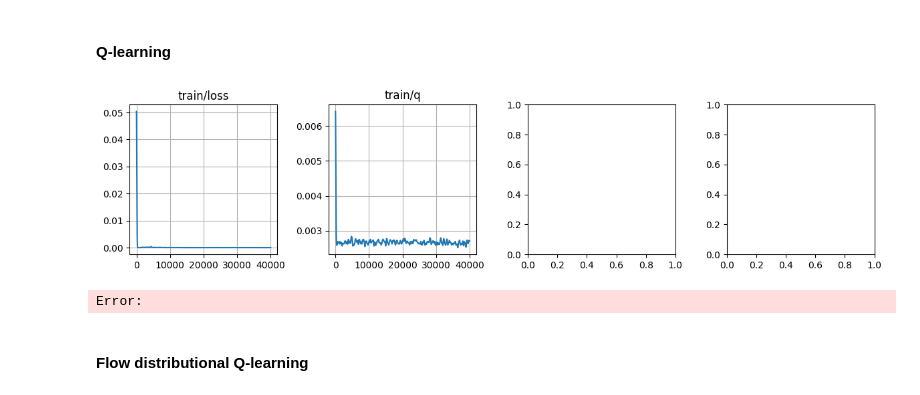
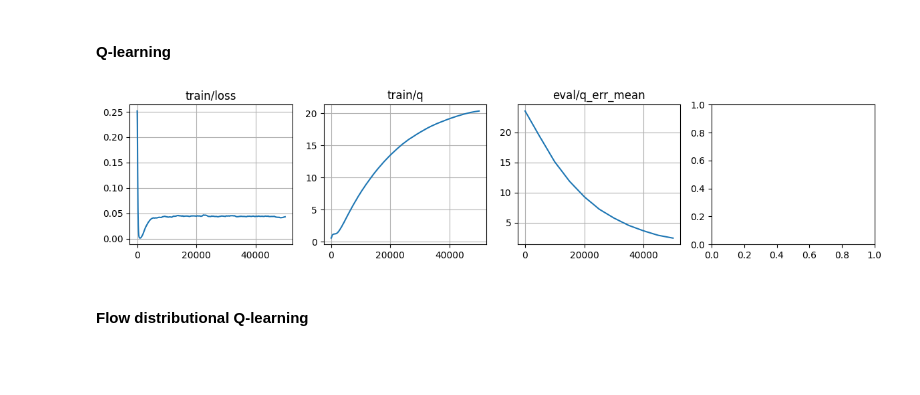
Before and after one commit to chongyi-zheng/ogbench, a Jupyter notebook: notebooks/2025_07_03_RiverSwim.ipynb, the cells around one changed output. Saved outputs shown, nothing was run; the diff lists cells and outputs as text; code cells hidden in the pictures; blank space fills up the shorter version.

```diff
--- a/notebooks/2025_07_03_RiverSwim.ipynb
+++ b/notebooks/2025_07_03_RiverSwim.ipynb
@@ -28,7 +28,7 @@ class RiverSwim:
         # Configure reward function
         R = np.zeros((self.num_states, self.num_actions))
         R[0, 0] = 0.005
-        R[5, 1] = 1.
+        R[5, 1] = 0.6
 
         # Configure transition function
         T = np.zeros((self.num_states, self.num_actions, self.num_states))
@@ -117,7 +115,7 @@ for k, v in dataset.items():
 rewards, transition_probs = env.get_model()
 
 opt_q = np.zeros([env.num_states, env.num_actions], dtype=np.float32)
-for _ in range(1_000):
+for _ in range(10_000):
   opt_q = rewards + discount * np.einsum('ijk,k->ij', transition_probs, np.max(opt_q, axis=-1))
 opt_v = np.max(opt_q, axis=-1)
 
@@ -159,11 +181,10 @@ def plot_metrics(metrics, logyscale_stats=[]):
 # %% [markdown]
 #### Q-learning
 # %%
-# implement CRL + MLP critic + BNCE loss
 class Critic(nn.Module):
   @nn.compact
-  def __call__(self, s):
-    s = jax.nn.one_hot(s, env.num_states)
+  def __call__(self, obs):
+    obs = jax.nn.one_hot(obs, env.num_states)
 
     qs = nn.Sequential([
       nn.Dense(512),
@@ -173,23 +194,23 @@ class Critic(nn.Module):
       nn.gelu,
       nn.LayerNorm(),
       nn.Dense(env.num_actions),
-    ])(s)
+    ])(obs)
 
     return qs
-
-key = jax.random.PRNGKey(np.random.randint(0, 2**32))
-key, critic_key = jax.random.split(key)
-
-example_batch = sample_batch(2)
-critic = Critic()
-critic_params = critic.init(critic_key, example_batch['observations'])
-target_critic_params = copy.deepcopy(critic_params)
 # %%
 batch_size = 1024
 tau = 0.005
 num_iterations = 50_000
 eval_interval = 5_000
 log_interval = 5_000
+
+key = jax.random.PRNGKey(np.random.randint(0, 2**32))
+key, critic_key = jax.random.split(key)
+
+example_batch = sample_batch(2)
+critic = Critic()
+critic_params = critic.init(critic_key, example_batch['observations'])
+target_critic_params = copy.deepcopy(critic_params)
 
 def loss_fn(params, target_params, batch):
   qs = critic.apply(params, batch['observations'])
@@ -214,38 +235,52 @@ grad_fn = jax.value_and_grad(loss_fn, has_aux=True)
 
 @jax.jit
 def update_fn(params, target_params, opt_state, batch):
   (loss, info), grads = grad_fn(params, target_params, batch)
   updates, opt_state = optimizer.update(grads, opt_state)
   params = optax.apply_updates(params, updates)
 
   target_params = jax.tree_util.tree_map(
-    lambda p, tp: p * tau + tp * tau,
+    lambda p, tp: p * tau + tp * (1 - tau),
     params, target_params,
   )
 
   return params, target_params, opt_state, loss, info
+
+def evaluate_fn(params):
+  obs = jnp.arange(env.num_states)
+  q = critic.apply(params, obs)
+  q_err_mean = jnp.mean(np.abs(q - opt_q))
+
+  info = {
+    'q_err_mean': q_err_mean
+  }
+
+  return info
 
 metrics = defaultdict(list)
 for i in tqdm.trange(1, num_iterations + 1):
   batch = sample_batch(batch_size)
   critic_params, target_critic_params, opt_state, loss, info = update_fn(
     critic_params, target_critic_params, opt_state, batch)
 
   for k, v in info.items():
     metrics['train/' + k].append(
-      np.array(v)
+      np.array([i, v])
     )
 
-  if i % eval_interval == 0:
-    pass
+  if i == 1 or i % eval_interval == 0:
+    eval_info = evaluate_fn(critic_params)
+    for k, v in eval_info.items():
+      metrics['eval/' + k].append(
+        np.array([i, v])
+      )
 
   if i == 1 or i % log_interval == 0:
     plot_metrics(metrics, logyscale_stats=[])
     display.clear_output(wait=True)
     plt.tight_layout()
     plt.show()
 # %% [output]
-[figure, old version]
+[figure, new version]
-Error:
 # %% [markdown]
 #### Flow distributional Q-learning
```
Also changed, not shown: parts of 5 cells of this notebook.
